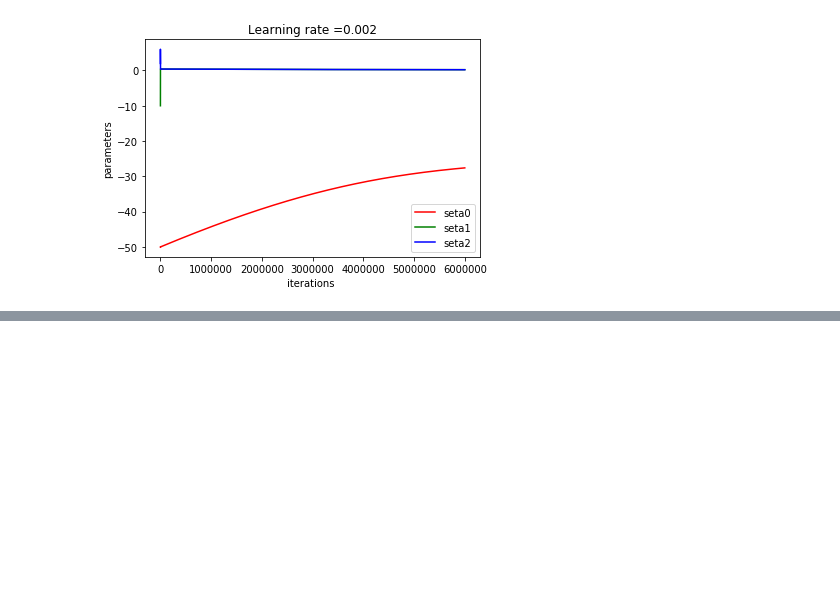
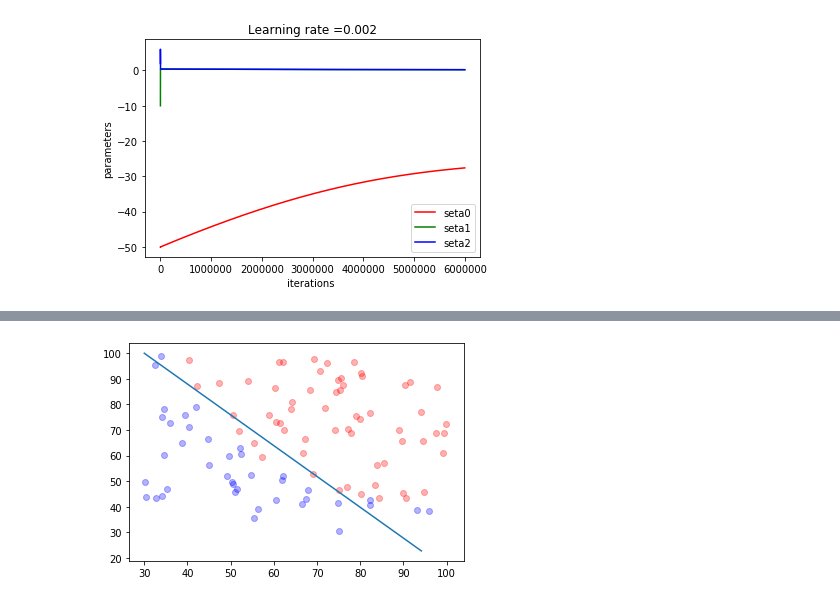
Before and after one commit to YoungsooNa/ML, a Jupyter notebook: Assignment_05/Assignment05.ipynb, the cells around one changed output, grey strips where cells are left out. Saved outputs shown, nothing was run; the diff lists cells and outputs as text; code cells hidden in the pictures; blank space fills up the shorter version.

```diff
--- a/Assignment_05/Assignment05.ipynb
+++ b/Assignment_05/Assignment05.ipynb
@@ -90,0 +95,3 @@ plt.show()
+# %%
+xs = np.arange(30, 100.5, 0.5)
+ys = np.arange(30, 100.5, 0.5)
@@ -90,0 +102,9 @@ plt.show()
+# %%
+p1 = (xs[0], -(seta[1]*xs[0] + seta[0])/seta[2] )
+p2 = (xs[-1], -(seta[1]*xs[-1] + seta[0])/seta[2] )
+plt.scatter(x_label0, y_label0, alpha=0.3, c='b')
+plt.scatter(x_label1, y_label1, alpha=0.3, c='r')
+plt.plot(p1, p2)
+plt.show()
+# %% [output]
+[figure, added]
```
Also changed, not shown: parts of 9 cells of this notebook.
